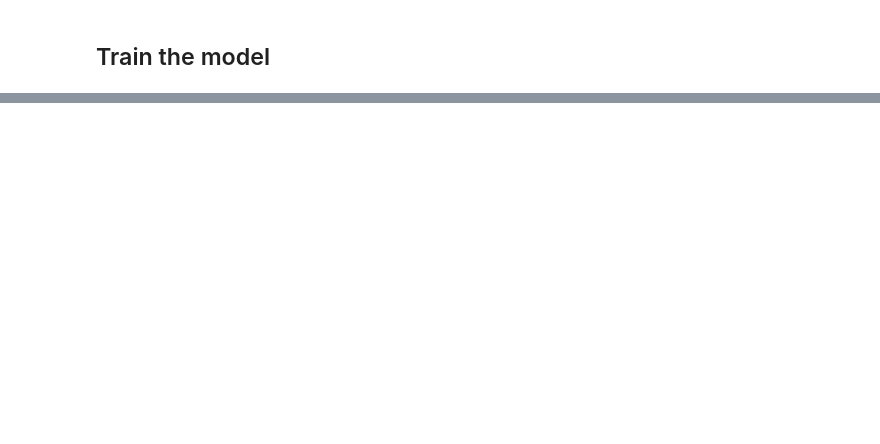
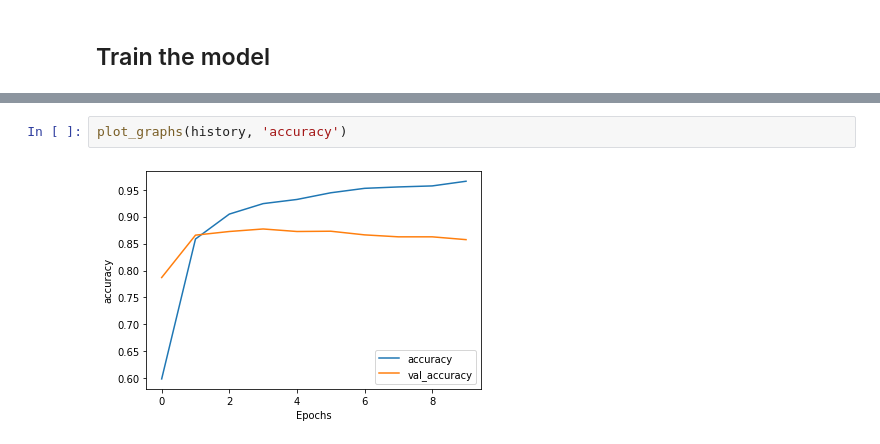
Before and after one commit to rahiakela/practical-machine-learning-with-tensorflow, a Jupyter notebook: text_classification_rnn.ipynb, the cells around one changed output, grey strips where cells are left out. Saved outputs shown, nothing was run; the diff lists cells and outputs as text; blank space fills up the shorter version.

```diff
--- a/text_classification_rnn.ipynb
+++ b/text_classification_rnn.ipynb
@@ -147,0 +217,4 @@ KeyboardInterrupt: ignored
+# %%
+plot_graphs(history, 'accuracy')
+# %% [output]
+[figure, added]
```
Also changed, not shown: parts of 22 cells of this notebook.
